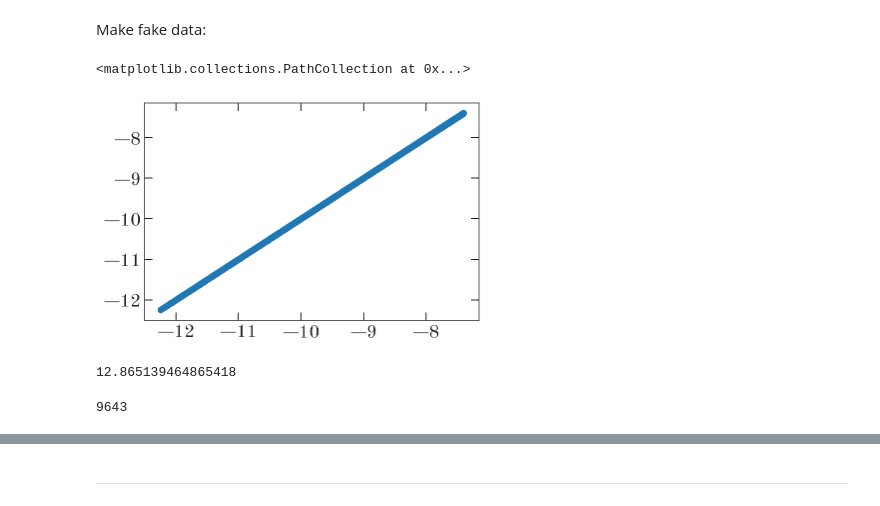
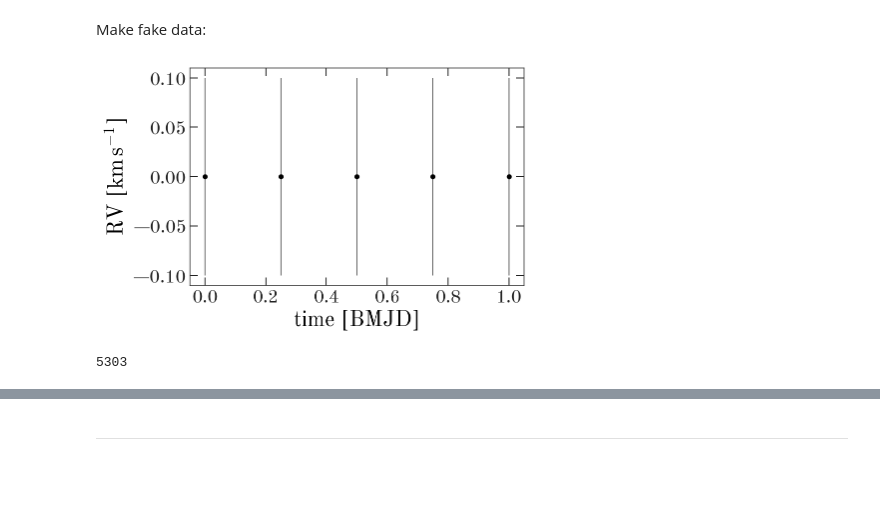
Before and after one commit to adrn/TheSimplestJoker, a Jupyter notebook: ConstCosSin-model.ipynb, the cells around one changed output, grey strips where cells are left out. Cells and saved outputs as stored; diff of their text form; code cells hidden in the pictures; blank space fills up the shorter version.

```diff
--- a/ConstCosSin-model.ipynb
+++ b/ConstCosSin-model.ipynb
@@ -39,12 +34,15 @@ Make fake data:
 np.random.seed(456)
 
 N = 5  # number of data points
-t = np.sort(np.random.uniform(0, 0.01, size=N))
-sig_y = np.random.uniform(0.1, 0.5, size=N)  # noise! MAGIC NUMBER
+# t = np.sort(np.random.uniform(0, 0.1, size=N))
+t = np.linspace(0, 1, N)
+# sig_y = np.random.uniform(0.1, 0.5, size=N)  # noise! MAGIC NUMBER
+sig_y = np.full(len(t), 0.1)
 C = np.diag(sig_y**2)
 # y = 10 + np.random.normal(0., sig_y, size=N)
 y = 0 + np.zeros(N)
-data = RVData(t=t, rv=y*u.km/u.s, stddev=sig_y*u.km/u.s, t0=Time(0., format='mjd'))
+data = RVData(t=t, rv=y*u.km/u.s, stddev=sig_y*u.km/u.s,
+              t0=Time(0., format='mjd', scale='tcb'))
 
 # P_samples = np.exp(np.random.uniform(np.log(P_lim[0]),
 #                                      np.log(P_lim[1]),
@@ -57,6 +55,10 @@ M0_samples = prior_samples['M0'].to_value(u.radian)
 
 # hyperprior on linear parameters:
 mu_th = np.array([0., 0])
+# %%
+_ = data.plot()
+# %% [output]
+[figure, added]
 # %%
 M = np.stack((np.ones((N, nsamples)),
               np.cos(2*np.pi*t[:, None] / P_samples[None] - M0_samples[None]))).T
@@ -93,9 +87,0 @@ for i in range(nsamples):
-# %%
-plt.scatter(lls, lls_hogg)
-# %% [output]
-<matplotlib.collections.PathCollection at 0x...>
-[figure, removed]
-# %%
-(N + len(mu_th)) * np.log(2*np.pi)
-# %% [output]
-12.865139464865418
@@ -102,7 +96,6 @@ plt.scatter(lls, lls_hogg)
 # %%
 uu = np.random.uniform(size=nsamples)
 good_samples_mask = uu < np.exp(lls - lls.max())
+good_samples_mask.sum()
+# %% [output]
+5303
-# %%
-good_samples_mask.sum()
-# %% [output]
-9643
```
Also changed, not shown: parts of 19 cells of this notebook.
